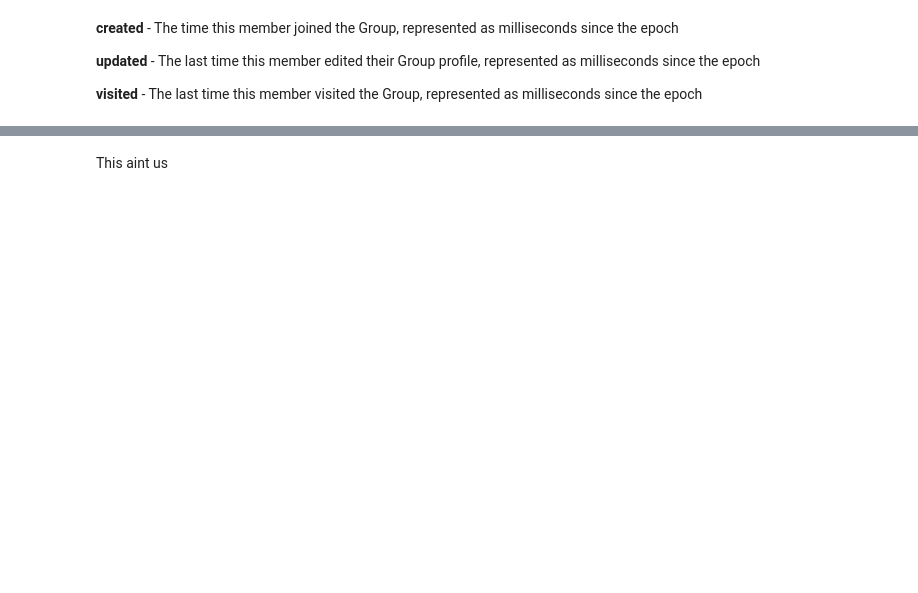
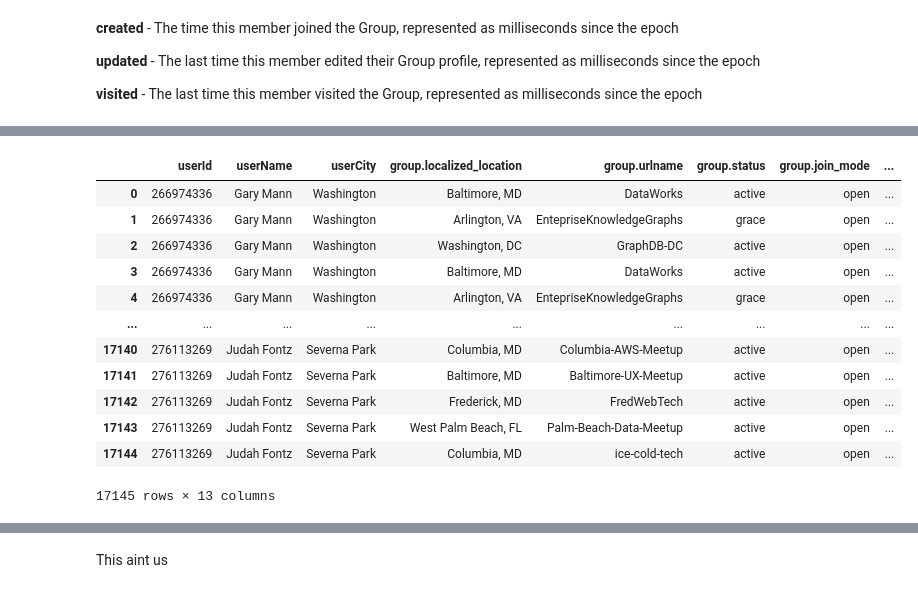
Before and after one commit to BNIA/datalabs, a Jupyter notebook: notebooks/05_amivi_meetup.ipynb, the cells around one changed output, grey strips where cells are left out. Saved outputs shown, nothing was run; the diff lists cells and outputs as text; code cells hidden in the pictures; blank space fills up the shorter version.

```diff
--- a/notebooks/05_amivi_meetup.ipynb
+++ b/notebooks/05_amivi_meetup.ipynb
@@ -470,0 +655,28 @@ df.to_csv('meetup_api_member_data.csv')
+# %%
+from google.colab import files
+import io
+import pandas as pd
+uploaded = files.upload()
+for fn in uploaded.keys():
+  print('User uploaded file "{name}" with length {length} bytes'.format(name=fn, length=len(uploaded[fn])))
+  memberships = pd.read_csv(io.BytesIO(uploaded[fn]))
+# %%
+memberships['visited'] = memberships.apply(lambda x: dt.fromtimestamp( int(str(x['visited'])[:-3]) ).strftime('%Y-%m-%d'), axis=1, result_type='expand')
+memberships['created'] = memberships.apply(lambda x: dt.fromtimestamp( int(str(x['created'])[:-3]) ).strftime('%Y-%m-%d'), axis=1, result_type='expand')
+memberships['updated'] = memberships.apply(lambda x: dt.fromtimestamp( int(str(x['updated'])[:-3]) ).strftime('%Y-%m-%d'), axis=1, result_type='expand')
+# %%
+memberships
+# %% [output]
+|  | userId | userName | userCity | group.localized_location | group.urlname | group.status | group.join_mode | ... |
+| 0 | 266974336 | Gary Mann | Washington | Baltimore, MD | DataWorks | active | open | ... |
+| 1 | 266974336 | Gary Mann | Washington | Arlington, VA | EntepriseKnowledgeGraphs | grace | open | ... |
+| 2 | 266974336 | Gary Mann | Washington | Washington, DC | GraphDB-DC | active | open | ... |
+| 3 | 266974336 | Gary Mann | Washington | Baltimore, MD | DataWorks | active | open | ... |
+| 4 | 266974336 | Gary Mann | Washington | Arlington, VA | EntepriseKnowledgeGraphs | grace | open | ... |
+| ... | ... | ... | ... | ... | ... | ... | ... | ... |
+| 17140 | 276113269 | Judah Fontz | Severna Park | Columbia, MD | Columbia-AWS-Meetup | active | open | ... |
+| 17141 | 276113269 | Judah Fontz | Severna Park | Baltimore, MD | Baltimore-UX-Meetup | active | open | ... |
+| 17142 | 276113269 | Judah Fontz | Severna Park | Frederick, MD | FredWebTech | active | open | ... |
+| 17143 | 276113269 | Judah Fontz | Severna Park | West Palm Beach, FL | Palm-Beach-Data-Meetup | active | open | ... |
+| 17144 | 276113269 | Judah Fontz | Severna Park | Columbia, MD | ice-cold-tech | active | open | ... |
+17145 rows × 13 columns
```
Also changed, not shown: parts of 81 cells of this notebook, 5 other files.
